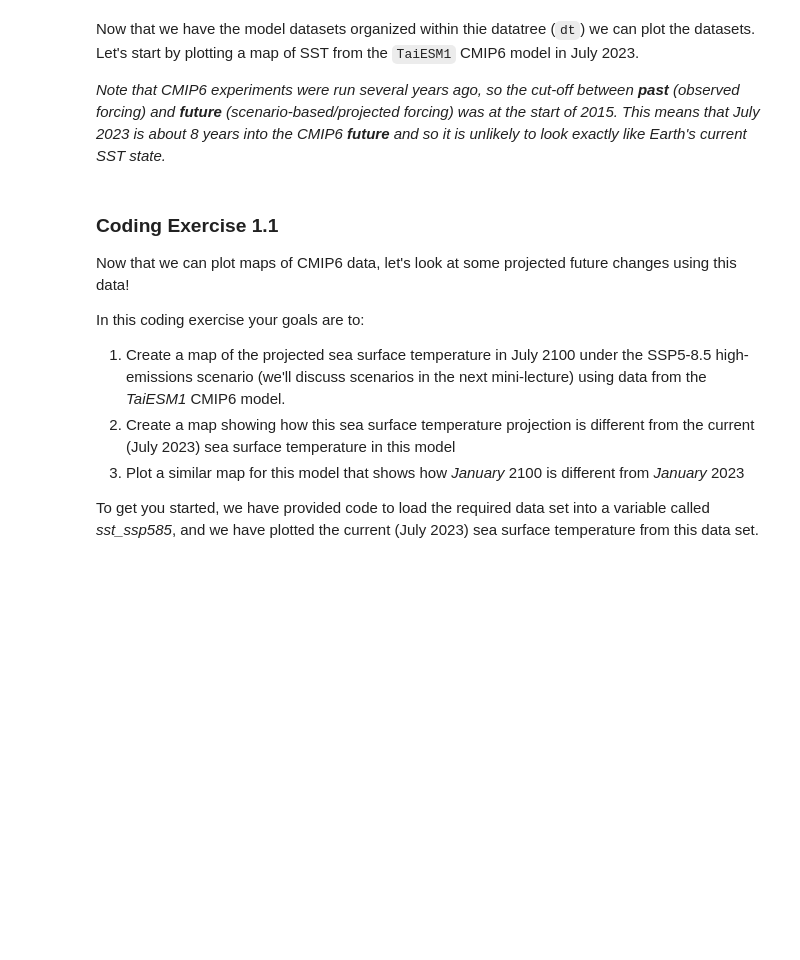
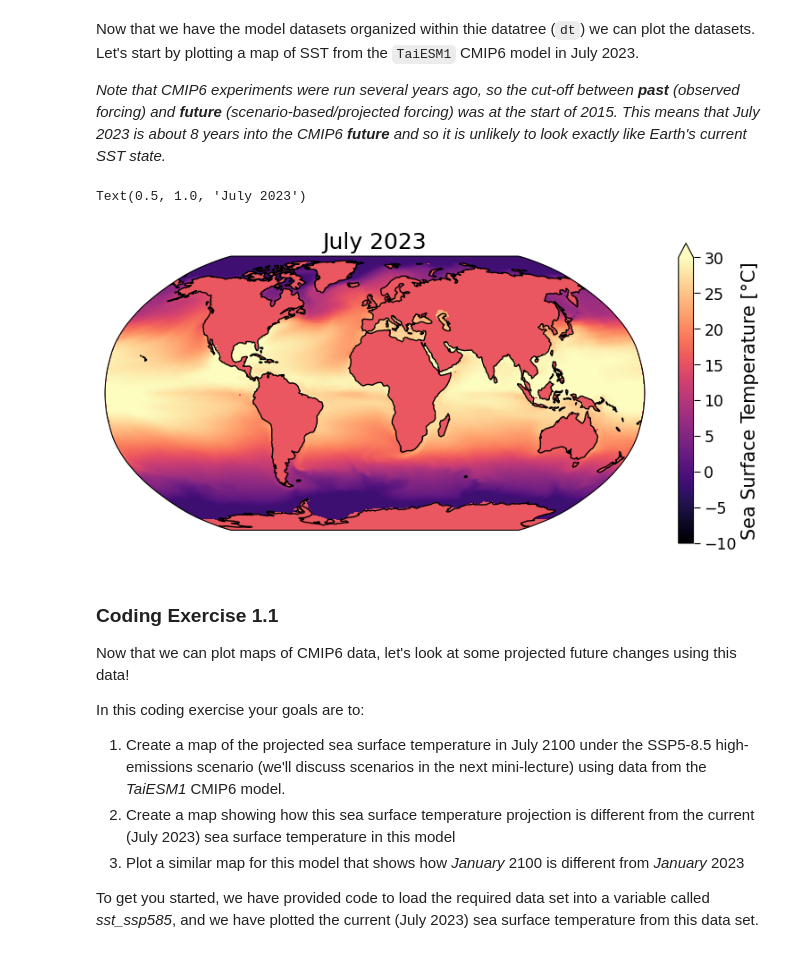
Before and after one commit to neuromatch/climate-course-content, a Jupyter notebook: tutorials/W2D1_FutureClimate-IPCCIPhysicalBasis/W2D1_Tutorial1.ipynb, the cells around one changed output. Drawn from its saved outputs; the diff is of its cells as text; code cells hidden in the pictures; blank space fills up the shorter version.

```diff
--- a/tutorials/W2D1_FutureClimate-IPCCIPhysicalBasis/W2D1_Tutorial1.ipynb
+++ b/tutorials/W2D1_FutureClimate-IPCCIPhysicalBasis/W2D1_Tutorial1.ipynb
@@ -190,30 +218,32 @@ dt
 Now that we have the model datasets organized within thie datatree (`dt`) we can plot the datasets. Let's start by plotting a map of SST from the `TaiESM1` CMIP6 model in July 2023.
 
 *Note that CMIP6 experiments were run several years ago, so the cut-off between **past** (observed forcing) and **future** (scenario-based/projected forcing) was at the start of 2015. This means that July 2023 is about 8 years into the CMIP6 **future** and so it is unlikely to look exactly like Earth's current SST state.*
+# %%
+# To define some visualization properties that we'd like to keep consistent every time we visualize sst
+# it is conventient to define a dictionary of keyword arguments to supply to the plotting function
+sst_map_kwargs = {'x':"lon", 'y':"lat", 'transform':ccrs.PlateCarree(),
+                  'vmin':-10, 'vmax':30, cmap:'magma', 'robust':True
+                 }
 # %%
 # select just a single model (TaiESM1) and experiment (ssp585) to plot
 sst_ssp585 = dt["TaiESM1"]["ssp585"].ds.tos
+
+
 
 fig, (ax_present) = plt.subplots(
     ncols=1, nrows=1, figsize=[8, 4], subplot_kw={"projection": ccrs.Robinson()}
 )
 
 # select the model data for July 2023
 sst_present = sst_ssp585.sel(time="2023-07").squeeze()
 
 # plot the model data
-sst_present.plot(
-    ax=ax_present,
-    x="lon",
-    y="lat",
-    transform=ccrs.PlateCarree(),
-    vmin=-10,
-    vmax=30,
-    cmap="magma",
-    robust=True,
-)
+sst_present.plot(ax=ax_present, **sst_map_kwargs)
 ax_present.coastlines()
 ax_present.set_title("July 2023")
+# %% [output]
+Text(0.5, 1.0, 'July 2023')
+[figure, added]
 # %% [markdown]
 ### Coding Exercise 1.1
 
```
Also changed, not shown: parts of 13 cells of this notebook.
